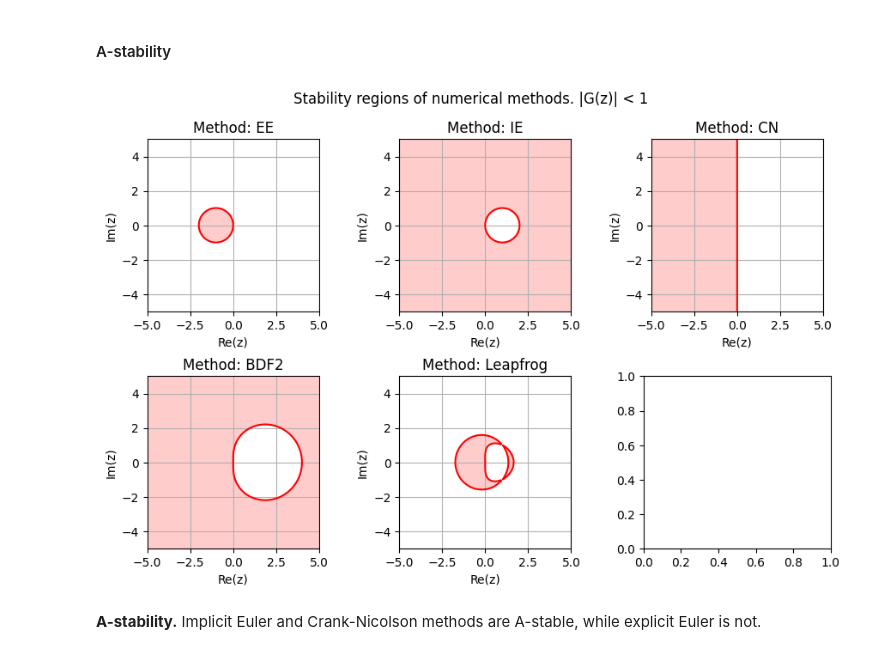
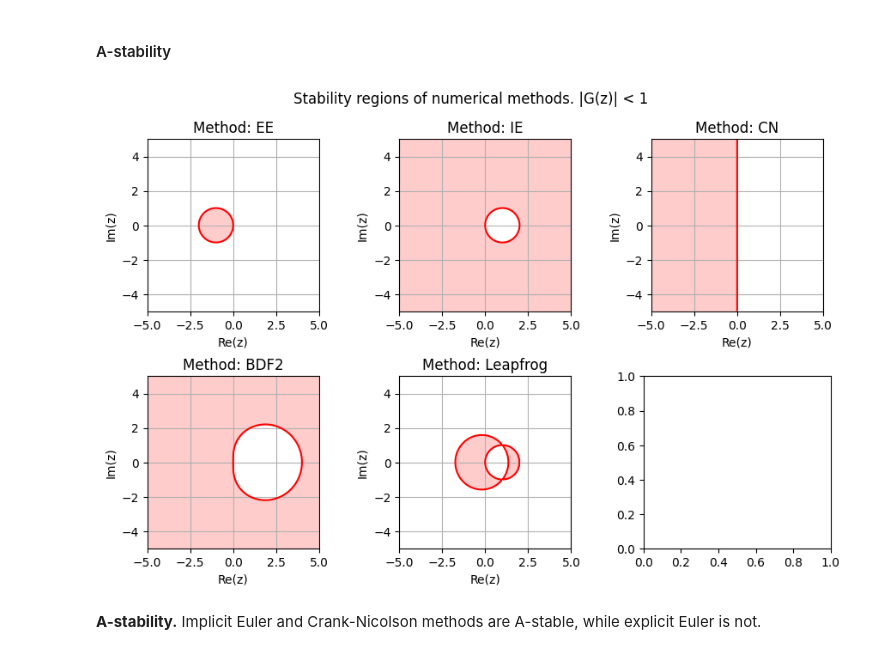
Before and after one commit to Basics2022/bbooks-math-miscellanea, a Jupyter notebook: _build/jupyter_execute/ch/ode/integration-schemes.ipynb, the cells around one changed output. Drawn from its saved outputs; the diff is of its cells as text; code cells hidden in the pictures.

```diff
--- a/_build/jupyter_execute/ch/ode/integration-schemes.ipynb
+++ b/_build/jupyter_execute/ch/ode/integration-schemes.ipynb
@@ -329,7 +343,12 @@ ampl_fun_ie = lambda z: 1 / ( 1 - z )
 ampl_fun_cn = lambda z: ( 1 + z/2 ) / ( 1 - z/2 )
 
 A_bdf2 = lambda z: np.array([[.0, 1.], [-1/(3-2*z), 4/(3-2*z)]])
-ampl_fun_bdf2 = lambda z: np.max(np.abs(np.linalg.eigvals(A_bdf2(z))))
+
+def ampl_A_fun(z, A_fun):
+    evals = np.linalg.eigvals(A_fun(z))
+    ieval = np.argmax(np.abs(evals))
+
+    return evals[ieval]
 
 def A_lf(z):
     sig, om = np.real(z), np.imag(z)
@@ -343,8 +362,9 @@ def A_lf(z):
     d1 = 1 + xi * Om
 
     return np.array([[n1, 1], [-Om**2/d1*n1, (1-xi*Om)/d1*n1]])
-ampl_fun_lf = lambda z: np.max(np.abs(np.linalg.eigvals(A_lf(z))))
 
+ampl_fun_bdf2 = lambda z: ampl_A_fun(z, A_bdf2)
+ampl_fun_lf   = lambda z: ampl_A_fun(z, A_lf)
 
 ampl_funs = {
     'EE': ampl_fun_ee,
@@ -364,34 +384,34 @@ def complex_amplification_fun(ampl_fun):
     return X,Y, np.vectorize(ampl_fun)(Z)
 
 #>
 ncols = 3
 nrows = ( n_methods - 1 ) // ncols + 1
 
 fig, ax = plt.subplots(nrows, ncols, figsize=(ncols*3, nrows*3))
 
 i_method = 0
 for label, fun in ampl_funs.items():
 
     irow = i_method // ncols
     icol = i_method % ncols
 
     X, Y, G = complex_amplification_fun(fun)
     ax[irow, icol].contour(X, Y, np.abs(G), levels=[1.0], colors='r')
     ax[irow, icol].contourf(X, Y, np.abs(G), levels=[0., 1.0], colors=['#ffcccc'])
     ax[irow, icol].set_title(f"Method: {label}")
     ax[irow, icol].set_aspect("equal")
     ax[irow, icol].set_xlabel(f"Re(z)"); ax[irow, icol].set_ylabel(f"Im(z)"); ax[irow, icol].grid()
 
     i_method += 1
 
 fig.suptitle("Stability regions of numerical methods. |G(z)| < 1")
 fig.tight_layout()
 # plt.axhline(0, color='black', lw=1)
 # plt.axvline(0, color='black', lw=1)
 # plt.grid(True, linestyle='--')
 plt.show()
 # %% [output]
-[figure, old version]
+[figure, new version]
 # %% [markdown]
 **A-stability.** Implicit Euler and Crank-Nicolson methods are A-stable, while explicit Euler is not.
 # %% [markdown]
```
Also changed, not shown: parts of 11 cells of this notebook, 23 other files.
